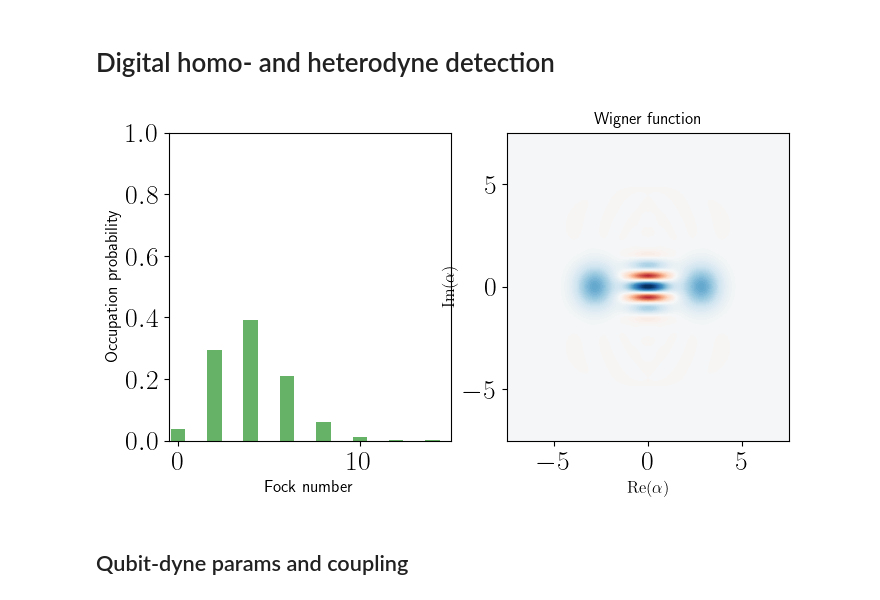
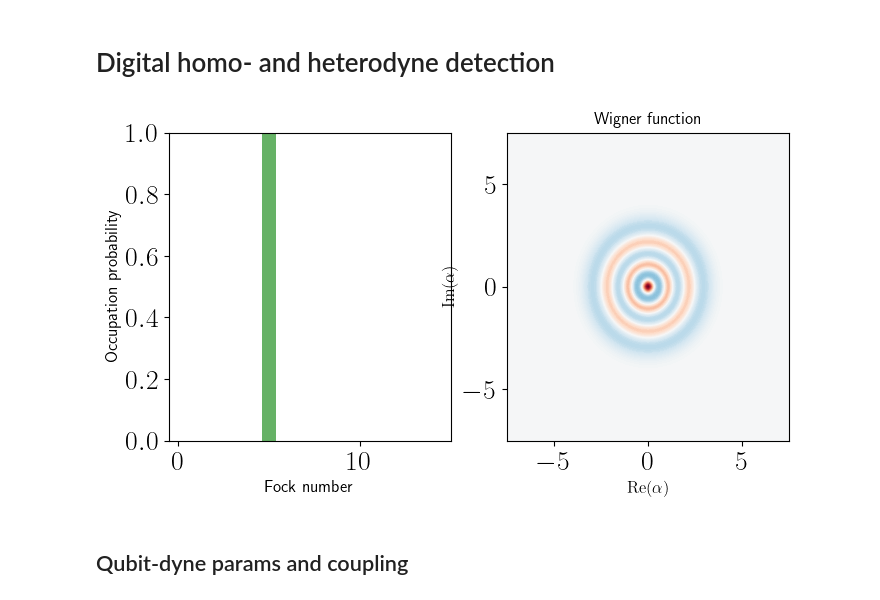
Before and after one commit to ingstra/qubitdyne, a Jupyter notebook: constant_vs_timedep.ipynb, the cells around one changed output. Cells and saved outputs as stored; diff of their text form; code cells hidden in the pictures.

```diff
--- a/constant_vs_timedep.ipynb
+++ b/constant_vs_timedep.ipynb
@@ -18,34 +18,35 @@ idc = qeye(N)
 ida = qeye(2)
 a  = tensor(destroy(N), ida)
 sm = tensor(idc, destroy(2))
 sx = tensor(idc, sigmax())
 sy = tensor(idc, sigmay())
 sz = tensor(idc, sigmaz())
 
 # cavity photon number operator
 N_cav = tensor(num(N), ida)
 
 # projection operators to qubit ground and excited state
 proj0 = tensor(idc, basis(2,0).proj())
 proj1 = tensor(idc, basis(2,1).proj())
 
 
 initial_cavity = coherent(N, 1j*1)
 
 #initial_cavity = fock(N,2)
 
 alpha = 2
 initial_cavity = (coherent(N, alpha) + coherent(N,-alpha)).unit()
 
 #initial_cavity = (fock(N, 1) + fock(N,2)).unit()
+initial_cavity = fock(N,5)
 
 psi0 = tensor(initial_cavity, basis(2,0))
 
 n_init = expect(N_cav, psi0)
 
 plot_wigner_fock_distribution(initial_cavity);
 # %% [output]
-[figure, old version]
+[figure, new version]
 # %%
 def U_interact(g):
     op = (-1j) * g * (a.dag() * sm + a * sm.dag())
```
Also changed, not shown: parts of 12 cells of this notebook.
